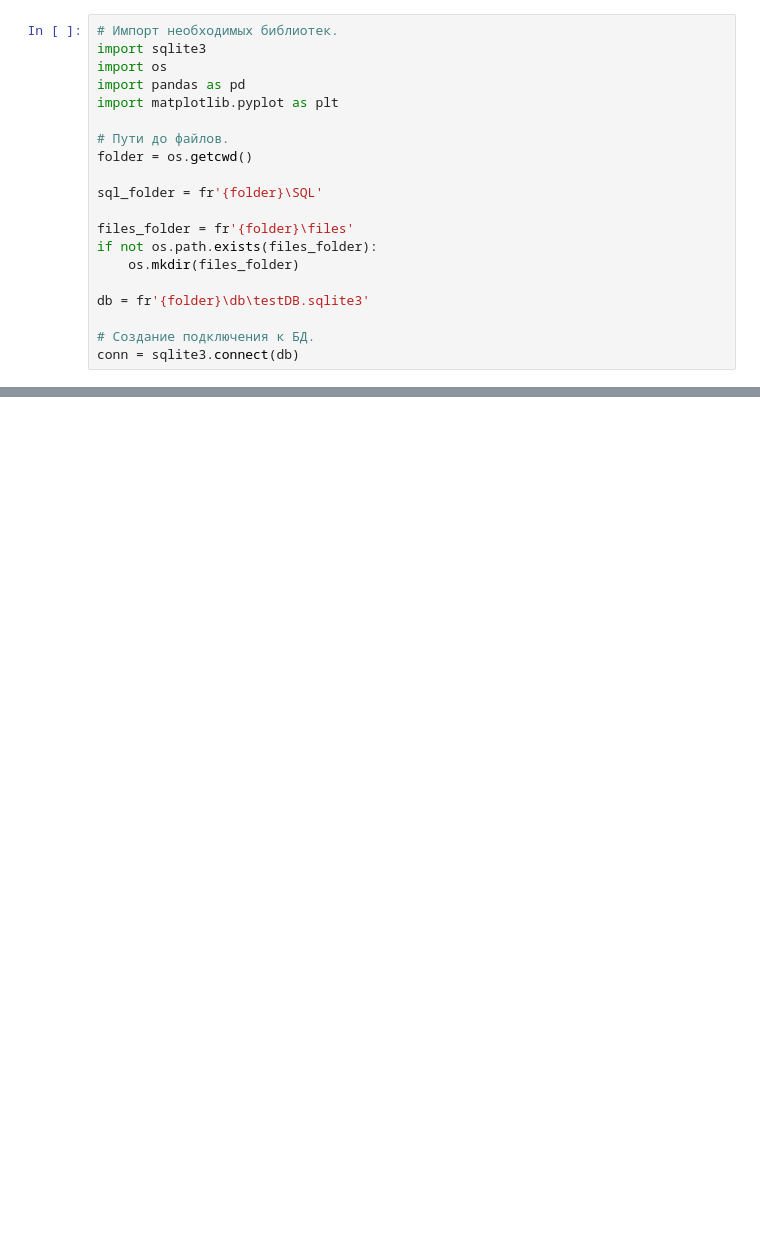
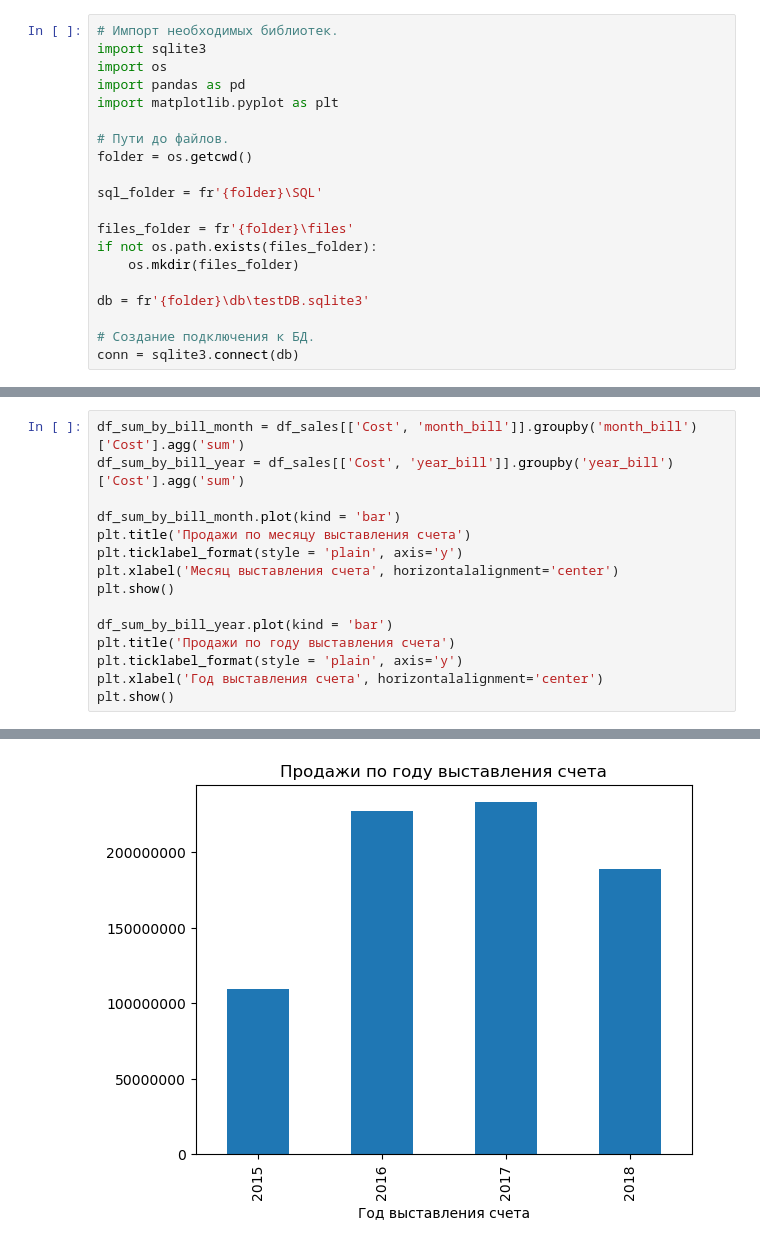
Before and after one commit to Ragnarok-039/-, a Jupyter notebook: Контур. Тестовое на продуктового аналитика/main.ipynb, the cells around one changed output, grey strips where cells are left out. Saved outputs shown, nothing was run; the diff lists cells and outputs as text; blank space fills up the shorter version.

```diff
--- a/Контур. Тестовое на продуктового аналитика/main.ipynb
+++ b/Контур. Тестовое на продуктового аналитика/main.ipynb
@@ -167,0 +108,16 @@ plt.show()
+# %%
+df_sum_by_bill_month = df_sales[['Cost', 'month_bill']].groupby('month_bill')['Cost'].agg('sum')
+df_sum_by_bill_year = df_sales[['Cost', 'year_bill']].groupby('year_bill')['Cost'].agg('sum')
+
+df_sum_by_bill_month.plot(kind = 'bar')
+plt.title('Продажи по месяцу выставления счета')
+plt.ticklabel_format(style = 'plain', axis='y')
+plt.xlabel('Месяц выставления счета', horizontalalignment='center')
+plt.show()
+
+df_sum_by_bill_year.plot(kind = 'bar')
+plt.title('Продажи по году выставления счета')
+plt.ticklabel_format(style = 'plain', axis='y')
+plt.xlabel('Год выставления счета', horizontalalignment='center')
+plt.show()
+# %% [output]
@@ -167,0 +125 @@ plt.show()
+[figure, added]
```
Also changed, not shown: parts of 8 cells of this notebook, 1 other file.
